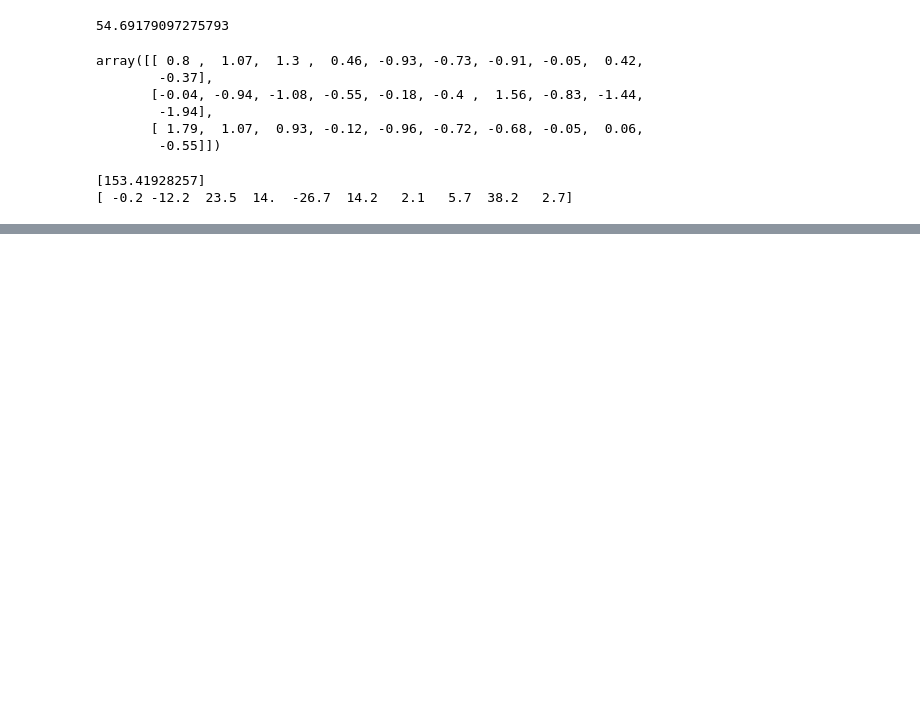
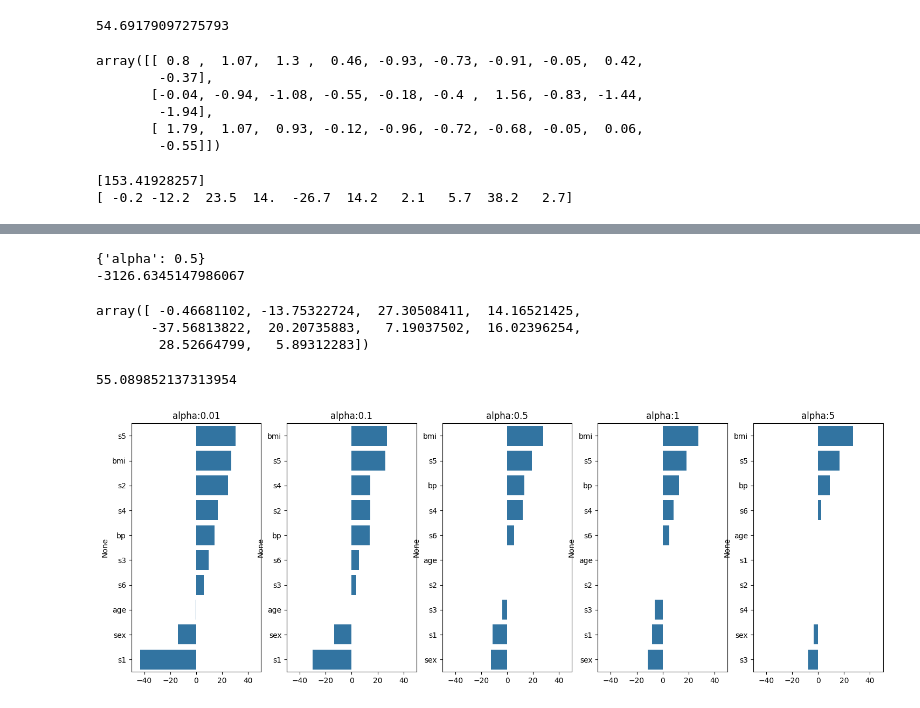
Before and after one commit to kimhyeonghwan/24f, a Jupyter notebook: 머신러닝실습.ipynb, the cells around one changed output, grey strips where cells are left out. Saved outputs shown, nothing was run; the diff lists cells and outputs as text; code cells hidden in the pictures; blank space fills up the shorter version.

```diff
--- a/머신러닝실습.ipynb
+++ b/머신러닝실습.ipynb
@@ -166,0 +268,13 @@ print(sgd_reg.intercept_, np.round( sgd_reg.coef_, decimals=1), sep="\n")
+# %%
+# 하이퍼파라미터 튜닝을 자동으로 해주는 함수임
+# score를 array로 제공하는것 뿐만 아니라, fold별 평균/분산 계산 및 model selection까지 완수
+from sklearn.model_selection import GridSearchCV
+parameters={'alpha': [0, 0.01, 0.05, 0.1, 0.5, 1, 5]}
+ridge = Ridge( )
+grid_ridge = GridSearchCV ( ridge, param_grid=parameters, cv=5,
+scoring='neg_mean_squared_error',refit=True)
+grid_ridge.fit( X_train, y_train )
+scores_df = pd.DataFrame( grid_ridge.cv_results_)
+scores_df.iloc [:, 5:]
+# test score는 validation data로 평가한 score(-mse)임
+# std는 split별 score의 표준편차
@@ -166,0 +290,36 @@ print(sgd_reg.intercept_, np.round( sgd_reg.coef_, decimals=1), sep="\n")
+# %%
+# Random split 후에 튜닝하므로 위와 최적파라미터가 달라질 수 있음.
+print(grid_ridge.best_params_)
+print(grid_ridge.best_score_)
+# %% [output]
+{'alpha': 0.5}
+-3126.6345147986067
+# %%
+ridge_update = grid_ridge.best_estimator_
+ridge_update.coef_
+# %% [output]
+array([ -0.46681102, -13.75322724,  27.30508411,  14.16521425,
+       -37.56813822,  20.20735883,   7.19037502,  16.02396254,
+        28.52664799,   5.89312283])
+# %%
+y_pred = ridge_update.predict( X_test )
+np.sqrt( mean_squared_error(y_test, y_preds) )
+# %% [output]
+55.089852137313954
+# %%
+from sklearn.linear_model import Lasso
+alphas = [0.01, 0.1, 0.5, 1, 5]
+fig, axs = plt.subplots(figsize=(18,6), nrows=1, ncols=len(alphas))
+coeff_df = pd.DataFrame()
+for pos, al in enumerate(alphas):
+    lasso = Lasso( alpha=al, max_iter=1000 )
+    lasso.fit ( X_train, y_train)
+    coeff = pd.Series(data=lasso.coef_, index=diabetes['feature_names'])
+    coeff = coeff.sort_values(ascending=False)
+    colname = 'alpha:'+str(al)
+    axs[pos].set_title(colname)
+    axs[pos].set_xlim(-50,50)
+    sns.barplot( x=coeff.values, y=coeff.index, ax=axs[pos])
+    coeff_df[colname]=coeff
+# %% [output]
+[figure, added]
```
Also changed, not shown: parts of 12 cells of this notebook, 41 other files.
